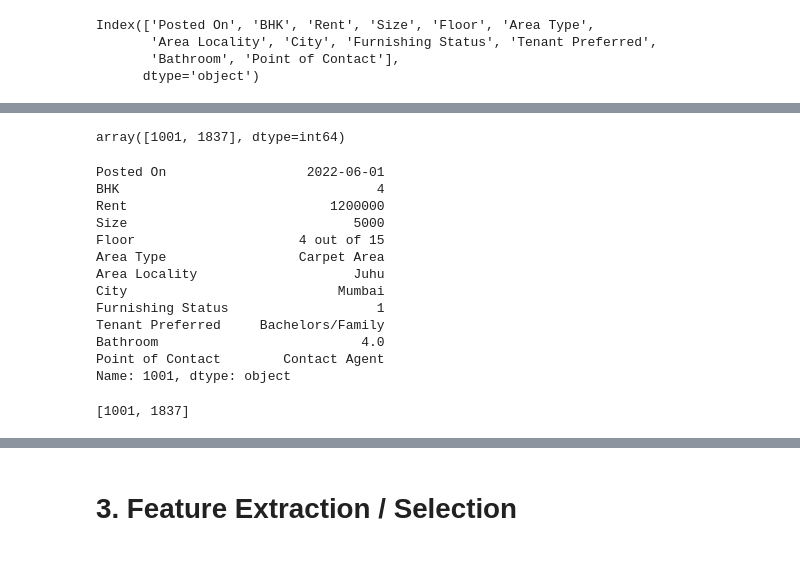
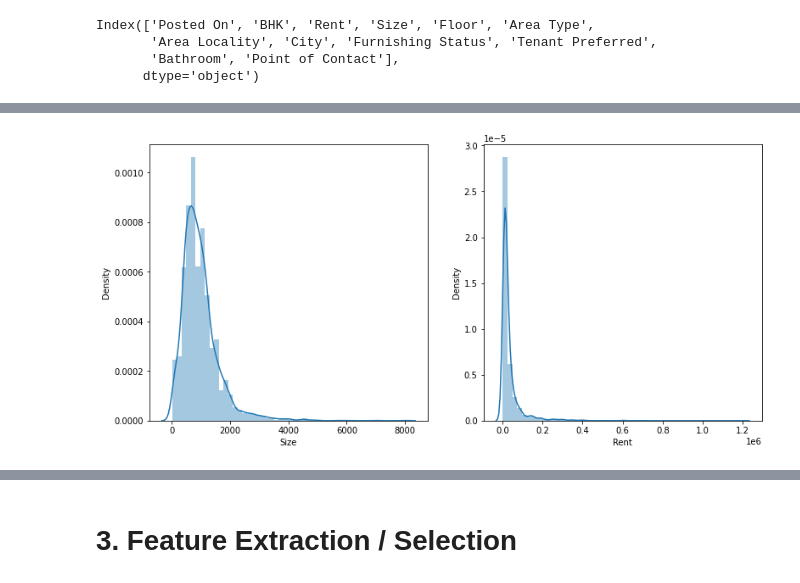
Before and after one commit to guntsvzz/Kiddeelab, a Jupyter notebook: GeneralPython2/CaseStudy1_House_Rent.ipynb, the cells around one changed output, grey strips where cells are left out. Drawn from its saved outputs; the diff is of its cells as text; code cells hidden in the pictures.

```diff
--- a/GeneralPython2/CaseStudy1_House_Rent.ipynb
+++ b/GeneralPython2/CaseStudy1_House_Rent.ipynb
@@ -118,4 +181,0 @@ Furnished = df['Furnishing Status'] == 'Furnished'
-# %%
-df['Furnishing Status'][Unfurnished] = 0
-df['Furnishing Status'][SemiFurnished] = 1
-df['Furnishing Status'][Furnished] = 2
@@ -146,26 +182,10 @@ df[df['Rent']>1000000]
-# %%
-np.where(df['Rent'] > 1000000)[0]
-# %% [output]
-array([1001, 1837], dtype=int64)
-# %%
-df.iloc[1001]
-# %% [output]
-Posted On                  2022-06-01
-BHK                                 4
-Rent                          1200000
-Size                             5000
-Floor                     4 out of 15
-Area Type                 Carpet Area
-Area Locality                    Juhu
-City                           Mumbai
-Furnishing Status                   1
-Tenant Preferred     Bachelors/Family
-Bathroom                          4.0
-Point of Contact        Contact Agent
-Name: 1001, dtype: object
-# %%
-(np.where(df['Rent']>1000000)[0]).tolist()
-# %% [output]
-[1001, 1837]
-# %%
-df.drop((np.where(df['Rent']>1000000)[0]).tolist(), axis=0, inplace=True)
+# %%
+#Dist plot continuous value
+cons = ['Size', 'Rent'] #discrete
+plt.figure(figsize=(20,6))
+for idx,con in enumerate(cons):
+    plt.subplot(1,3,idx+1)
+    sns.distplot(df[con])
+plt.show()
+# %% [output]
+[figure, added]
```
Also changed, not shown: parts of 59 cells of this notebook.
